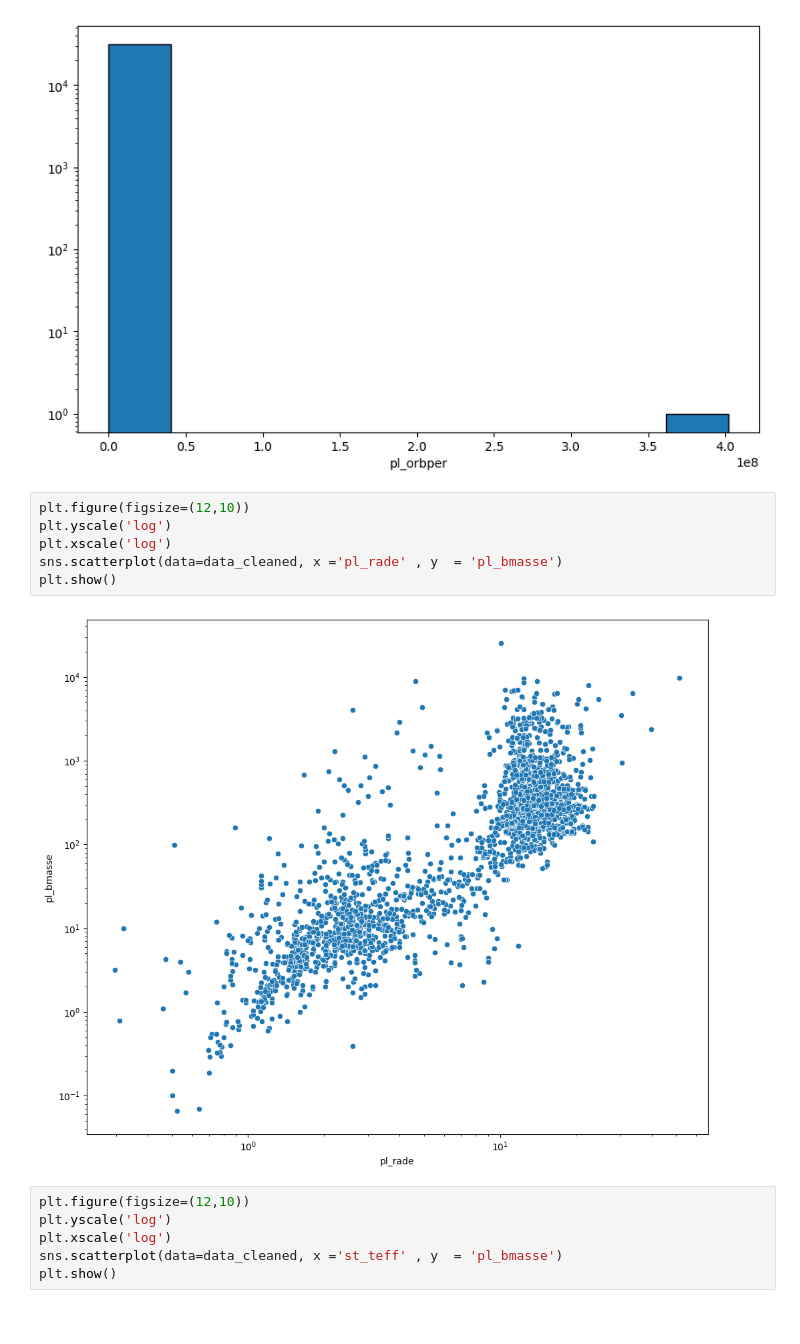
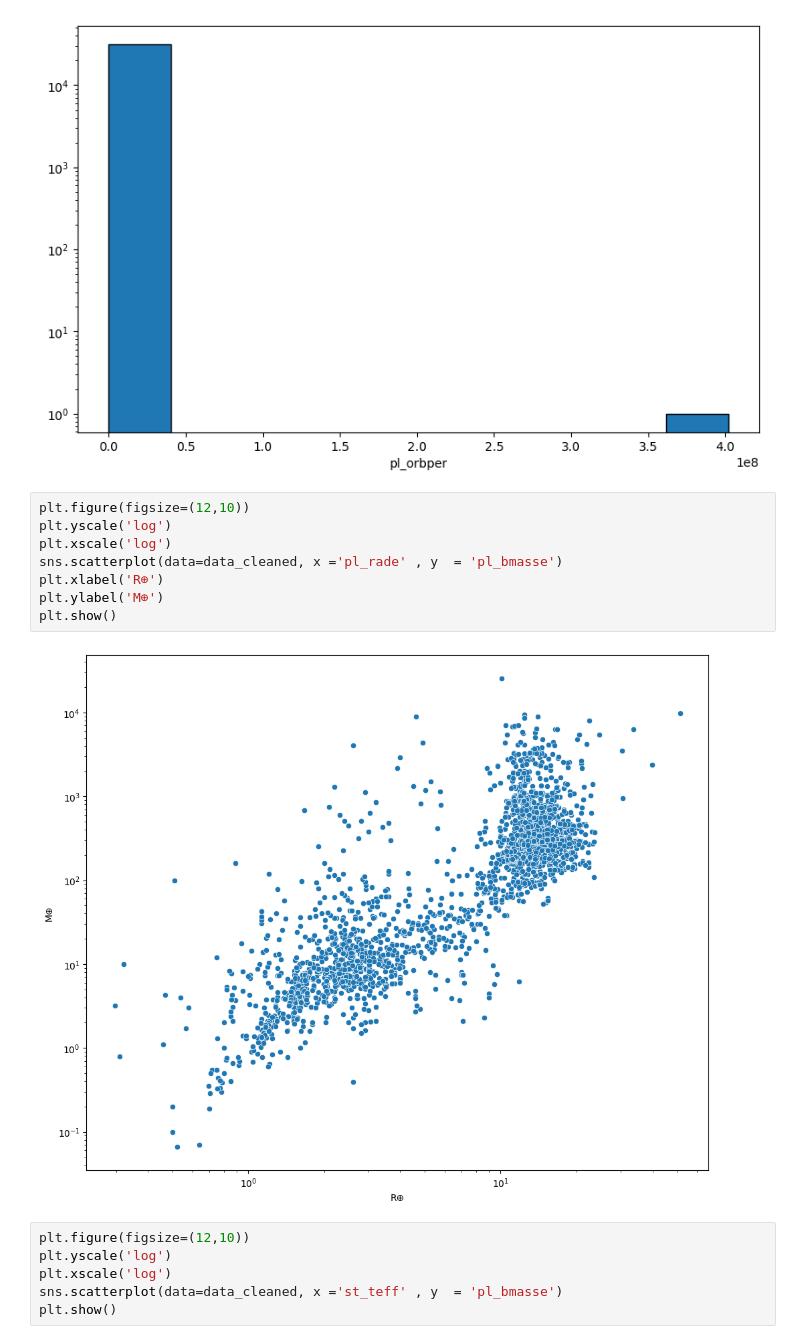
Before and after one commit to EliseMcHallam/Classifying-Exoplanet-Subclasses-with-ML, a Jupyter notebook: Classification_notebook.ipynb, the cells around one changed output. Saved outputs shown, nothing was run; the diff lists cells and outputs as text.

```diff
--- a/Classification_notebook.ipynb
+++ b/Classification_notebook.ipynb
@@ -242,11 +242,13 @@ plt.show()
 # %%
 plt.figure(figsize=(12,10))
 plt.yscale('log')
 plt.xscale('log')
 sns.scatterplot(data=data_cleaned, x ='pl_rade' , y  = 'pl_bmasse')
+plt.xlabel('R⊕')
+plt.ylabel('M⊕')
 plt.show()
 # %% [output]
-[figure, old version]
+[figure, new version]
 # %%
 plt.figure(figsize=(12,10))
 plt.yscale('log')
```
Also changed, not shown: parts of 7 cells of this notebook.
